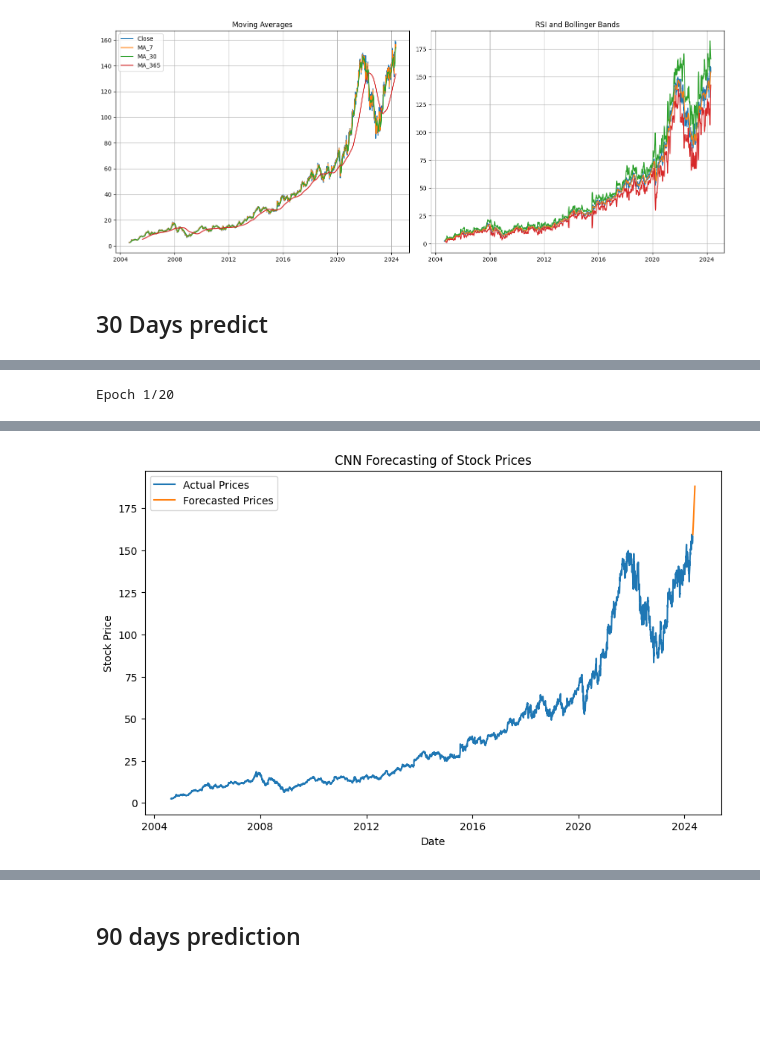
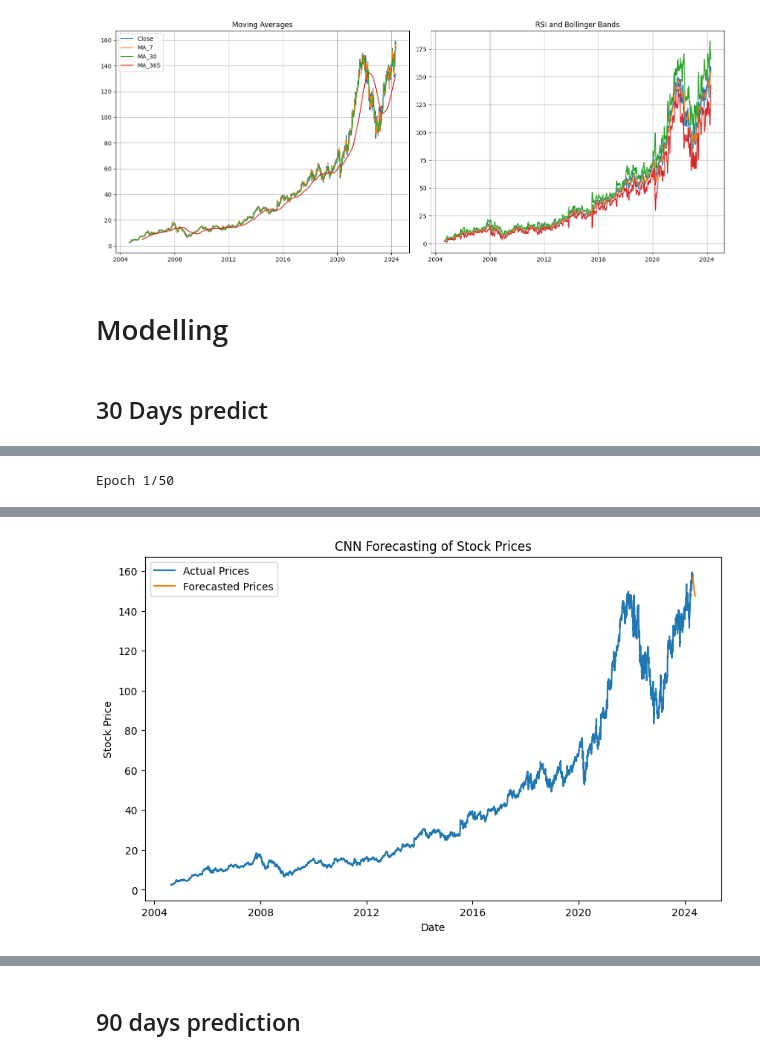
Before and after one commit to Kingki19/Stock-Market-Analysis-and-Prediction-A-study-case-for-Google, a Jupyter notebook: Stock Market Analysis: A study case for Google.ipynb, the cells around one changed output, grey strips where cells are left out. Saved outputs shown, nothing was run; the diff lists cells and outputs as text; code cells hidden in the pictures; blank space fills up the shorter version.

```diff
--- a/Stock Market Analysis: A study case for Google.ipynb
+++ b/Stock Market Analysis: A study case for Google.ipynb
@@ -414,15 +412,18 @@ plt.tight_layout()  # Adjust spacing between subplots
 plt.show()
 # %% [output]
 [figure]
+# %% [markdown]
+# Modelling
 # %% [markdown]
 ## 30 Days predict
 # %%
-# WITHOUT MIN MAX SCALER
 import numpy as np
 import pandas as pd
 from tensorflow.keras.models import Sequential
 from tensorflow.keras.layers import Conv1D, MaxPooling1D, Flatten, Dense
 from sklearn.model_selection import train_test_split
+from sklearn.preprocessing import MinMaxScaler
+from sklearn.metrics import mean_absolute_error
 
 # Assuming df_stock_price contains 'Close' prices
 # Prepare data
@@ -440,8 +441,23 @@ X, y = np.array(X), np.array(y)
 # Reshape data for CNN input
 X = np.reshape(X, (X.shape[0], X.shape[1], 1))
 
-# Split data into training and testing sets
-X_train, X_test, y_train, y_test = train_test_split(X, y, test_size=0.2, random_state=42)
+# Feature scaling using MinMaxScaler
+scaler = MinMaxScaler(feature_range=(0, 1))  # Normalize data between 0 and 1
+scaled_data = scaler.fit_transform(data)
+
+# Create sequences and labels using scaled data
+scaled_X = []
+scaled_y = []
+for i in range(seq_length, len(scaled_data)):
+    scaled_X.append(scaled_data[i - seq_length:i, 0])
+    scaled_y.append(scaled_data[i, 0])
+scaled_X, scaled_y = np.array(scaled_X), np.array(scaled_y)
+
+# Reshape scaled data for CNN input
+scaled_X = np.reshape(scaled_X, (scaled_X.shape[0], scaled_X.shape[1], 1))
+
+# Split data into training and testing sets (using scaled data)
+X_train, X_test, y_train, y_test = train_test_split(scaled_X, scaled_y, test_size=0.2, random_state=42)
 
 # Build CNN model
 model = Sequential()
@@ -454,14 +470,20 @@ model.add(Dense(1))  # Output layer
 model.compile(optimizer='adam', loss='mean_squared_error')
 
 # Train the model
-model.fit(X_train, y_train, epochs=20, batch_size=32, validation_data=(X_test, y_test))
+model.fit(X_train, y_train, epochs=50, batch_size=32, validation_data=(X_test, y_test))
+
+# Evaluasi model menggunakan metrik MSE dan MAE pada data uji
+y_pred = model.predict(X_test)
+mae = mean_absolute_error(y_test, y_pred)
+print(f'MAE: {mae}')
 
 # Forecasting
-last_sequence = data[-seq_length:].reshape((1, seq_length, 1))
+last_sequence = scaled_data[-seq_length:].reshape((1, seq_length, 1))
 forecast = []
 for _ in range(30):  # Forecasting for the next 30 days
     next_pred = model.predict(last_sequence)
-    forecast.append(next_pred[0, 0])
+    # Invert scaling for predicted values
+    forecast.append(scaler.inverse_transform(next_pred)[0][0])
     last_sequence = np.append(last_sequence[:, 1:, :], next_pred.reshape(1, 1, 1), axis=1)
 
 # Create a DataFrame for the forecasted prices
@@ -486 +508 @@ plt.show()
-Epoch 1/20
+Epoch 1/50
@@ -504 +526 @@ Epoch 7/20
-[figure, old version]
+[figure, new version]
```
Also changed, not shown: parts of 6 cells of this notebook.
